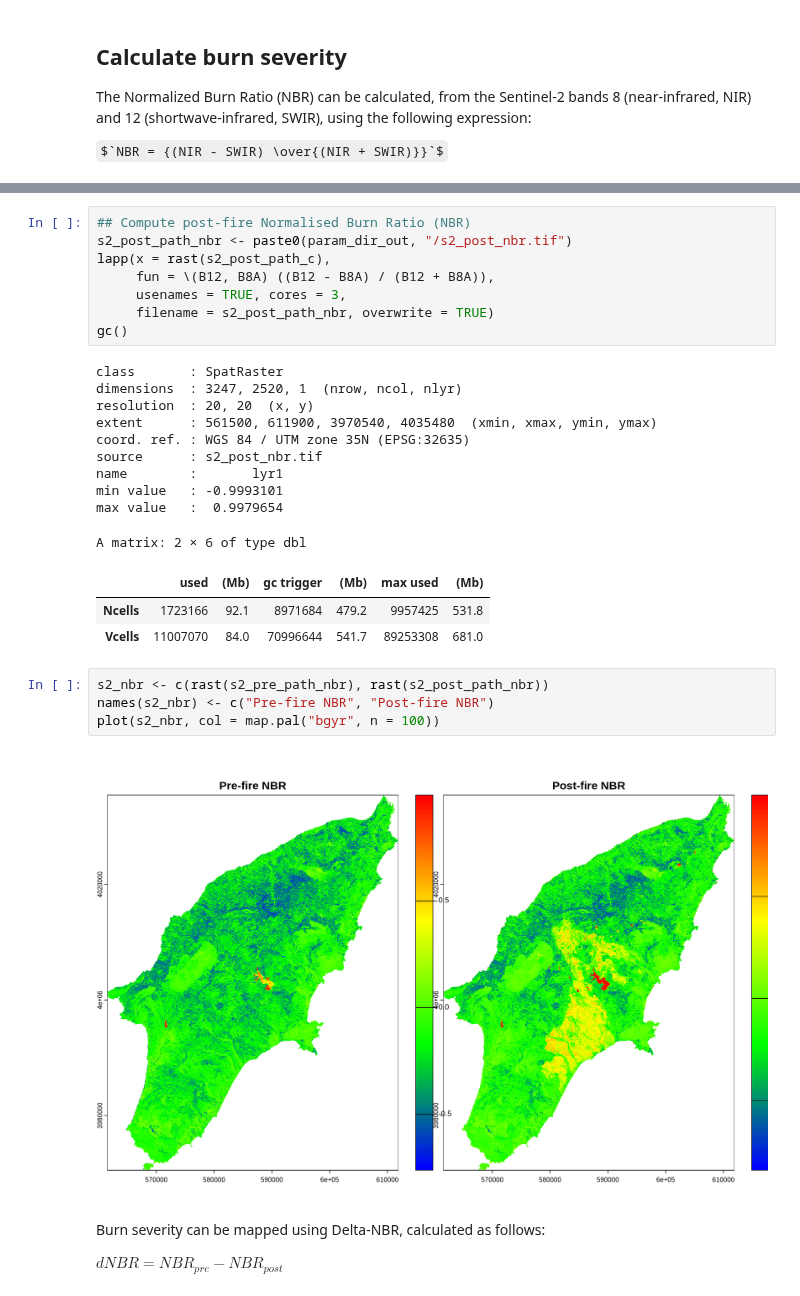
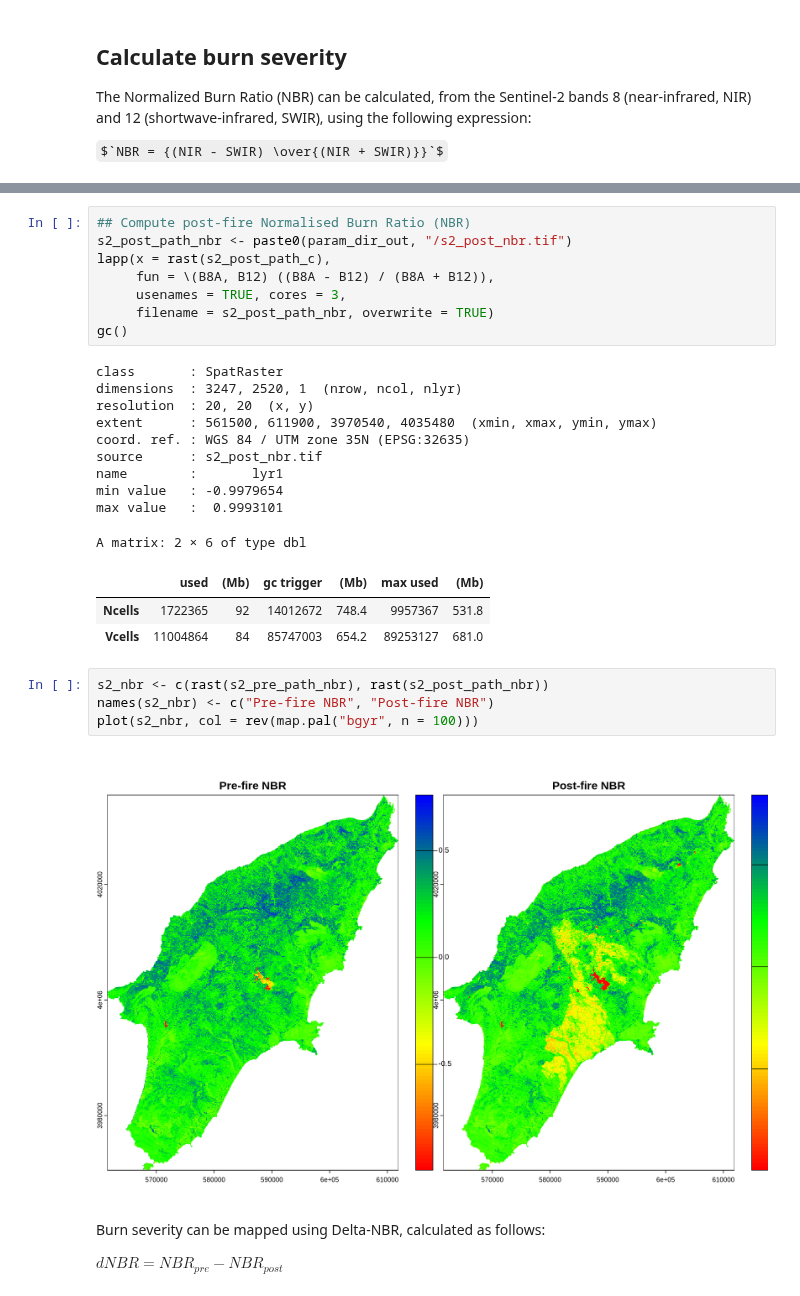
Before and after one commit to LTER-LIFE/vl-geospatial-toolbox, a Jupyter notebook: rhodes.ipynb, the cells around one changed output, grey strips where cells are left out. Drawn from its saved outputs; the diff is of its cells as text; some formulas as TeX source.

```diff
--- a/rhodes.ipynb
+++ b/rhodes.ipynb
@@ -507,7 +489,7 @@ A matrix: 2 × 6 of type dbl
 ## Compute post-fire Normalised Burn Ratio (NBR)
 s2_post_path_nbr <- paste0(param_dir_out, "/s2_post_nbr.tif")
 lapp(x = rast(s2_post_path_c),
-     fun = \(B12, B8A) ((B12 - B8A) / (B12 + B8A)),
+     fun = \(B8A, B12) ((B8A - B12) / (B8A + B12)),
      usenames = TRUE, cores = 3,
      filename = s2_post_path_nbr, overwrite = TRUE)
 gc()
@@ -519,18 +501,18 @@ extent      : 561500, 611900, 3970540, 4035480  (xmin, xmax, ymin, ymax)
 coord. ref. : WGS 84 / UTM zone 35N (EPSG:32635)
 source      : s2_post_nbr.tif
 name        :       lyr1
-min value   : -0.9993101
-max value   :  0.9979654
+min value   : -0.9979654
+max value   :  0.9993101
 A matrix: 2 × 6 of type dbl
 |  | used | (Mb) | gc trigger | (Mb) | max used | (Mb) |
-| Ncells | 1723166 | 92.1 | 8971684 | 479.2 | 9957425 | 531.8 |
-| Vcells | 11007070 | 84.0 | 70996644 | 541.7 | 89253308 | 681.0 |
+| Ncells | 1722365 | 92 | 14012672 | 748.4 | 9957367 | 531.8 |
+| Vcells | 11004864 | 84 | 85747003 | 654.2 | 89253127 | 681.0 |
 # %%
 s2_nbr <- c(rast(s2_pre_path_nbr), rast(s2_post_path_nbr))
 names(s2_nbr) <- c("Pre-fire NBR", "Post-fire NBR")
-plot(s2_nbr, col = map.pal("bgyr", n = 100))
+plot(s2_nbr, col = rev(map.pal("bgyr", n = 100)))
 # %% [output]
-[figure, old version]
+[figure, new version]
 # %% [markdown]
 Burn severity can be mapped using Delta-NBR, calculated as follows:
 
```
Also changed, not shown: parts of 12 cells of this notebook.
